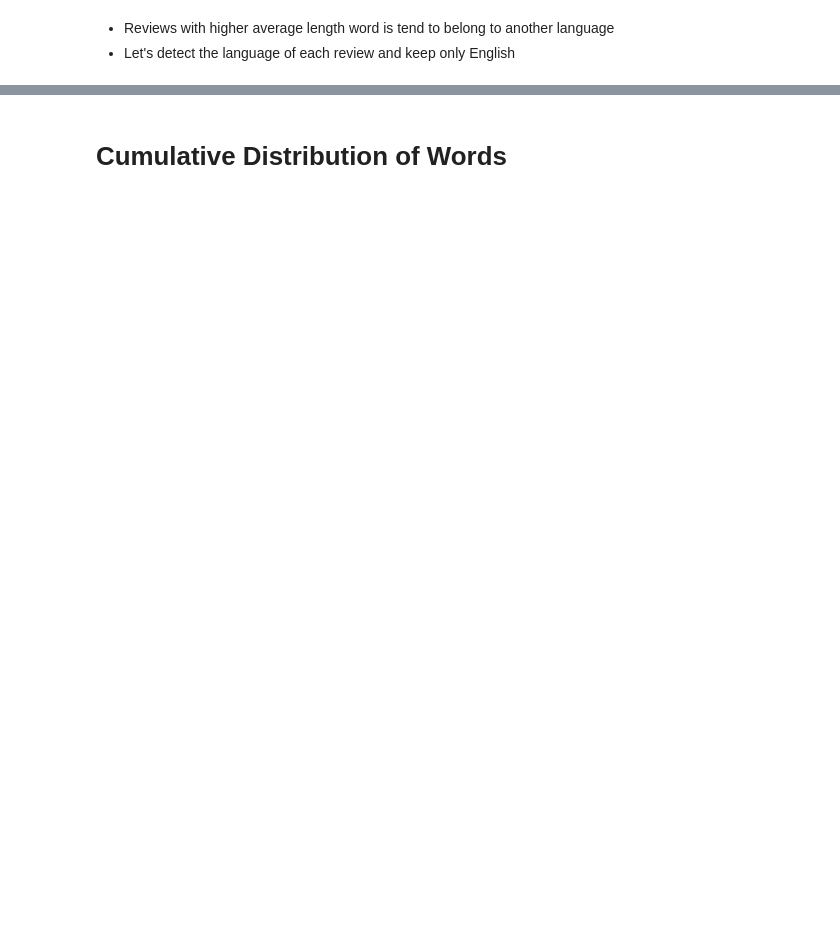
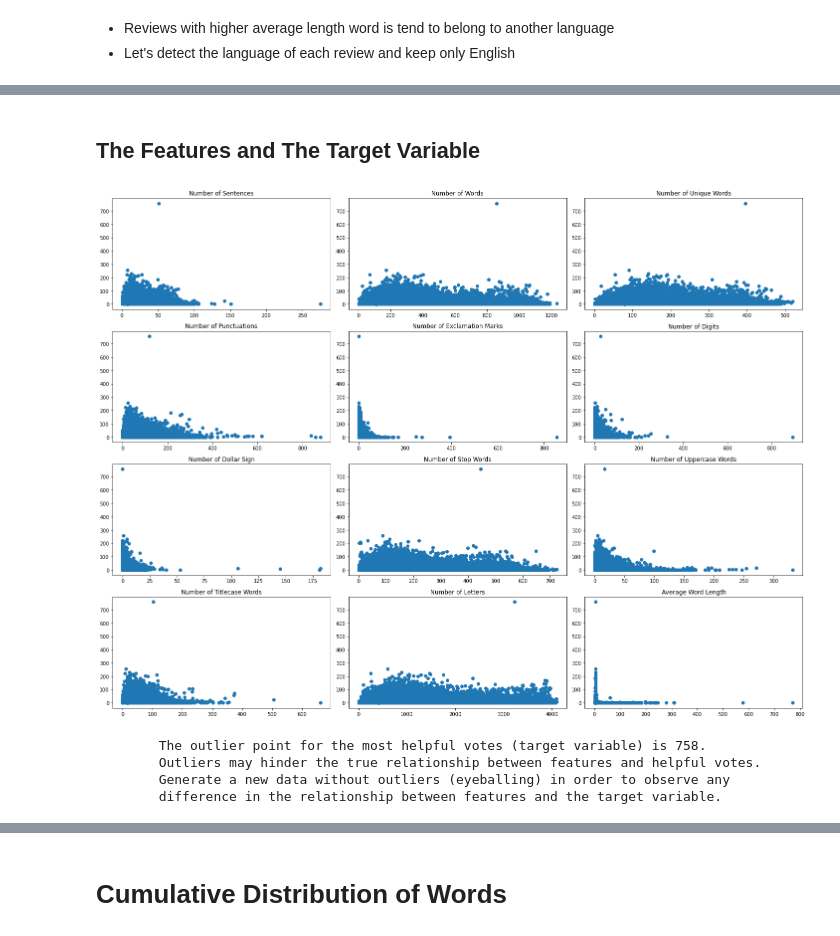
Before and after one commit to alirifat/yelp_nlp_project, a Jupyter notebook: yelp_data_cleaning_feature_engineering.ipynb, the cells around one changed output, grey strips where cells are left out. Drawn from its saved outputs; the diff is of its cells as text; code cells hidden in the pictures; blank space fills up the shorter version.

```diff
--- a/yelp_data_cleaning_feature_engineering.ipynb
+++ b/yelp_data_cleaning_feature_engineering.ipynb
@@ -163,5 +171,0 @@ pd.DataFrame(
-# %%
-for feature in data.columns:
-    print('The Pearson correlation coeffiecient between helpful votes and {}: {}'
-          .format(feature, scipy.stats.pearsonr(data[feature].values,
-                                                df.review_useful.values)))
@@ -289,0 +444,26 @@ df[df.average_length_words > 20].loc[:, ['review', 'average_length_words']].head
+# %% [markdown]
+## The Features and The Target Variable
+# %%
+# scatter plot of each feature with helpful votes
+fig, axes = plt.subplots(4, 3, figsize=(20, 15))
+axes = axes.flatten()
+for ax, feature, title in zip(axes, features, titles):
+    ax.scatter(df[feature].values, df.review_useful.values)
+    ax.set_title(title)
+plt.tight_layout()
+plt.show()
+# %% [output]
+[figure, added]
+# %%
+print("""
+        The outlier point for the most helpful votes (target variable) is {:,}.
+        Outliers may hinder the true relationship between features and helpful votes.
+        Generate a new data without outliers (eyeballing) in order to observe any
+        difference in the relationship between features and the target variable.
+      """
+      .format(df.review_useful.max()))
+# %% [output]
+        The outlier point for the most helpful votes (target variable) is 758.
+        Outliers may hinder the true relationship between features and helpful votes.
+        Generate a new data without outliers (eyeballing) in order to observe any
+        difference in the relationship between features and the target variable.
```
Also changed, not shown: parts of 160 cells of this notebook, 5 other files.
